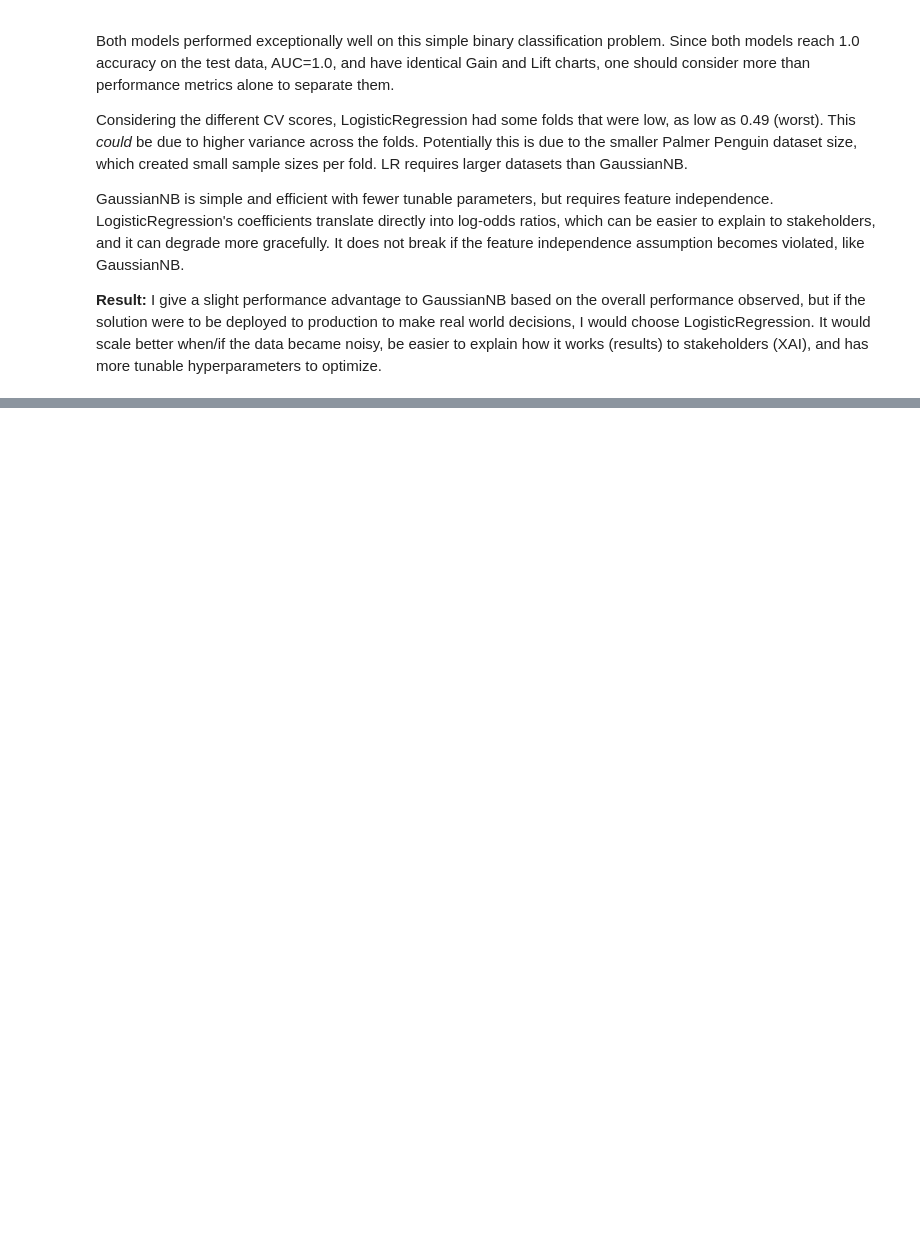
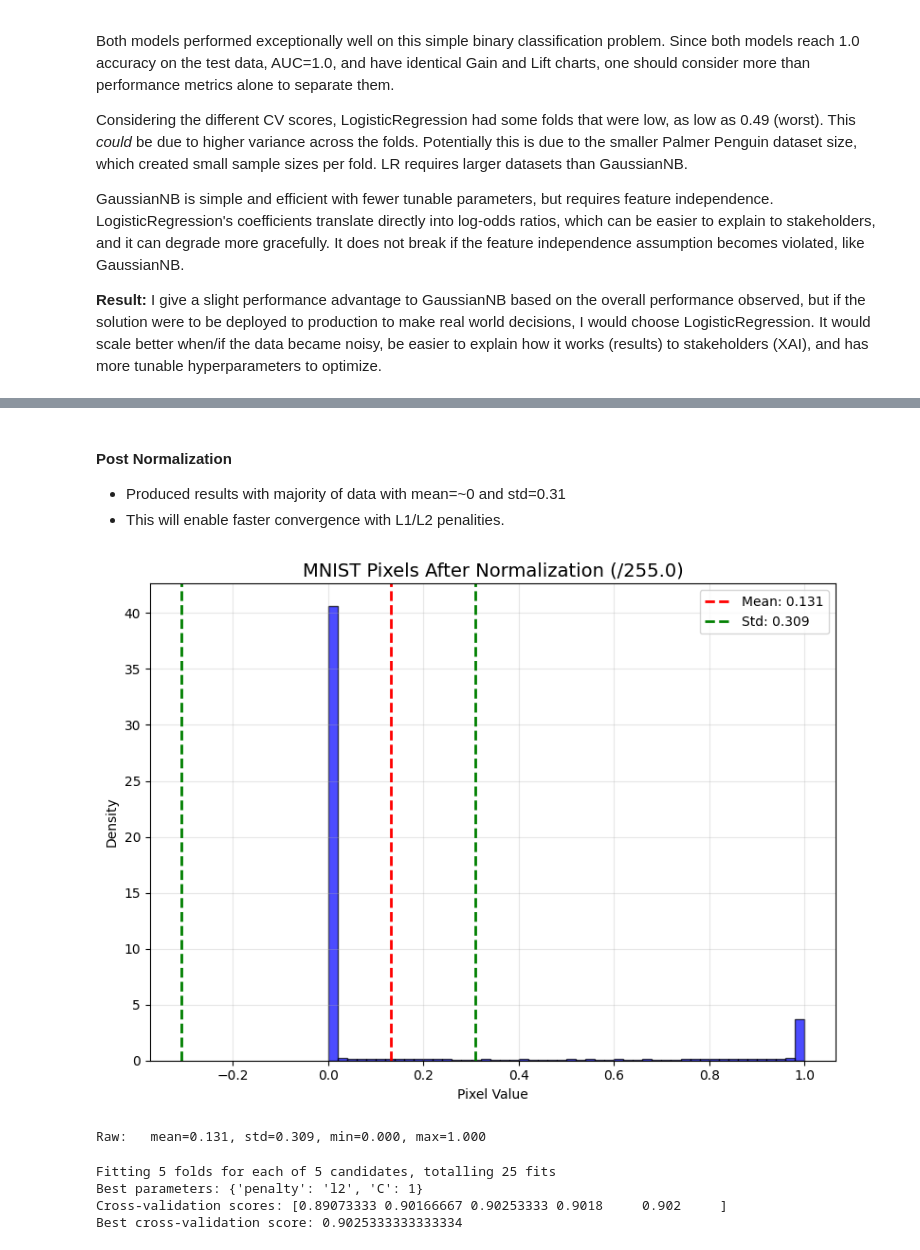
Before and after one commit to bmf87/ml-ds-projects, a Jupyter notebook: ds552/week2_assignment2.ipynb, the cells around one changed output, grey strips where cells are left out. Saved outputs shown, nothing was run; the diff lists cells and outputs as text; code cells hidden in the pictures; blank space fills up the shorter version.

```diff
--- a/ds552/week2_assignment2.ipynb
+++ b/ds552/week2_assignment2.ipynb
@@ -570,0 +726,67 @@ GaussianNB is simple and efficient with fewer tunable parameters, but requires f
+# %% [markdown]
+#### Post Normalization
+
+* Produced results with majority of data with mean=~0 and std=0.31
+* This will enable faster convergence with L1/L2 penalities.
+# %%
+fig, ax = plt.subplots(1, 1, figsize=(8, 6))
+
+all_pixels_norm = X_train_norm.flatten()
+ax.hist(all_pixels_norm, bins=50, density=True, alpha=0.7, color='blue', edgecolor='black')
+ax.axvline(all_pixels_norm.mean(), color='red', linestyle='--', linewidth=2,
+           label=f'Mean: {all_pixels_norm.mean():.3f}')
+ax.axvline(all_pixels_norm.std(), color='green', linestyle='--', linewidth=2,
+           label=f'Std: {all_pixels_norm.std():.3f}')
+ax.axvline(-all_pixels_norm.std(), color='green', linestyle='--', linewidth=2)
+ax.set_title('MNIST Pixels After Normalization (/255.0)', fontsize=14)
+ax.set_xlabel('Pixel Value')
+ax.set_ylabel('Density')
+ax.legend()
+ax.grid(True, alpha=0.3)
+
+plt.tight_layout()
+plt.show()
+
+# Summary stats
+print("Raw:   mean=%.3f, std=%.3f, min=%.3f, max=%.3f" %
+      (all_pixels_raw.mean(), all_pixels_raw.std(), all_pixels_raw.min(), all_pixels_raw.max()))
+# %% [output]
+[figure, added]
+Raw:   mean=0.131, std=0.309, min=0.000, max=1.000
+# %%
+ import warnings
+
+# hyperparameter grid: 5 combinations
+params_LR = {
+    'C': [0.01, 0.1, 1, 10, 100],        # Sensible values
+    'penalty': ['l2']                    # L2 best w/dense data
+}
+
+with warnings.catch_warnings():
+    warnings.simplefilter("ignore")
+    lr_model = LogisticRegression(max_iter=1000,
+                                  solver='lbfgs',
+                                  multi_class='ovr',
+                                  tol=1e-3)        # looser tolerance=quicker
+
+    # RandomizedSearchCV samples param space faster
+    rs_lr = RandomizedSearchCV(estimator=lr_model,
+                        param_distributions=params_LR,
+                        cv=5,
+                        n_iter=10,       # find acceptable param set & control compute
+                        scoring='accuracy',
+                        return_train_score=True,
+                        verbose=1,
+                        n_jobs=-1)
+
+    rs_lr.fit(X_train_norm[:15000], y_train[:15000]) # subsample: limit compute
+
+# Display best parameters and score
+print("Best parameters:", rs_lr.best_params_)
+print("Cross-validation scores:", rs_lr.cv_results_.get('mean_test_score'))
+print("Best cross-validation score:", rs_lr.best_score_)
+# %% [output]
+Fitting 5 folds for each of 5 candidates, totalling 25 fits
+Best parameters: {'penalty': 'l2', 'C': 1}
+Cross-validation scores: [0.89073333 0.90166667 0.90253333 0.9018     0.902     ]
+Best cross-validation score: 0.9025333333333334
```
Also changed, not shown: parts of 25 cells of this notebook.
